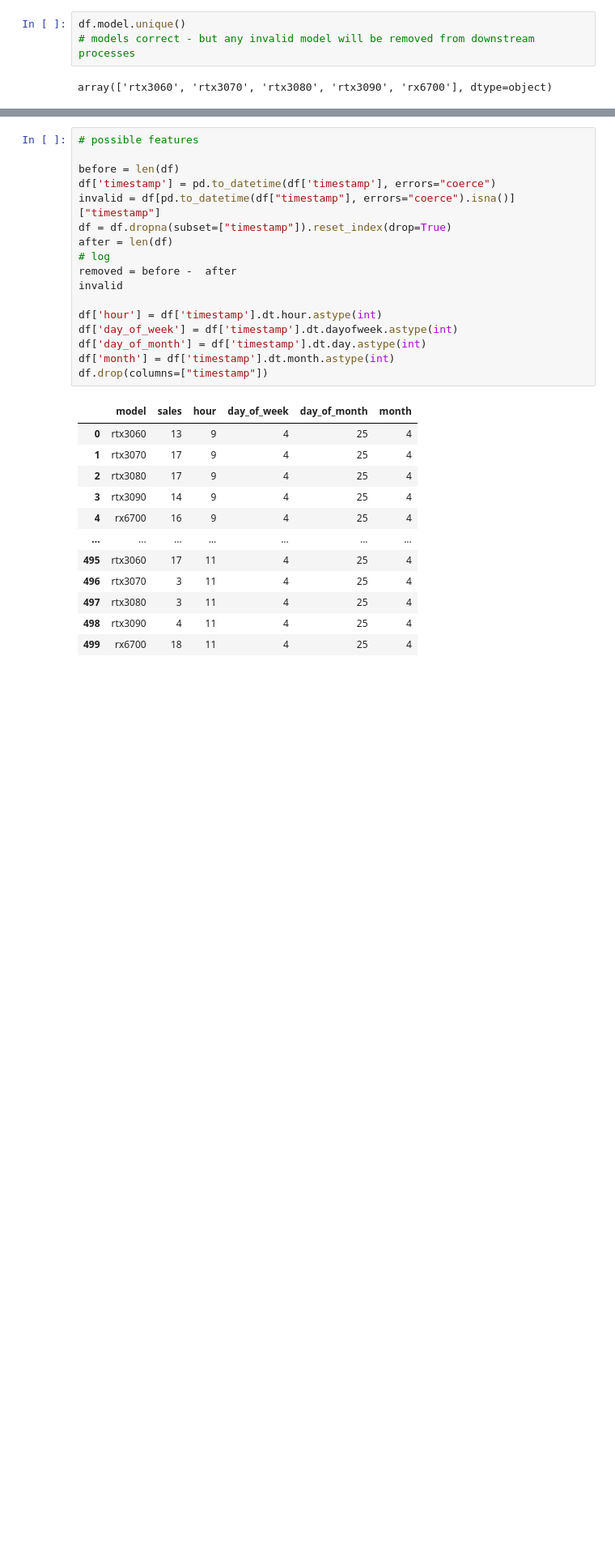
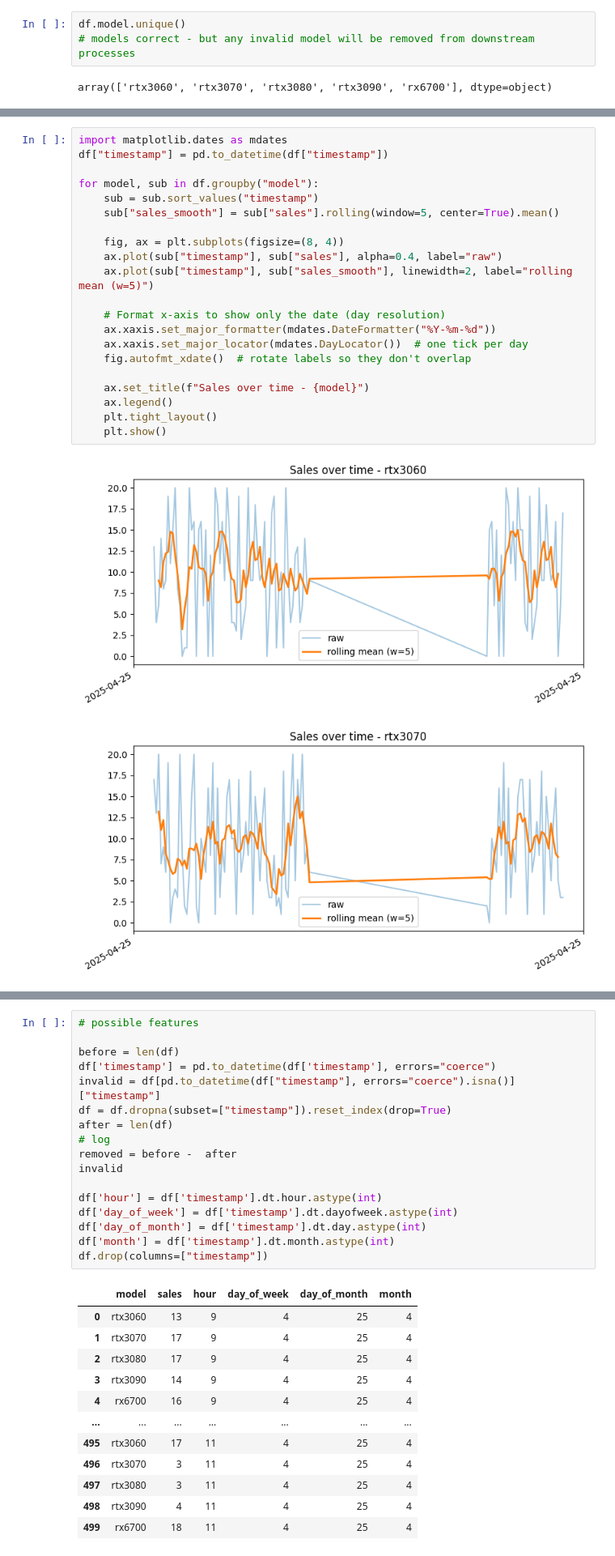
Before and after one commit to chrmei/Bash_MLOps_exercise, a Jupyter notebook: prototyping/data_exploration.ipynb, the cells around one changed output, grey strips where cells are left out. Shown at 81% size. Saved outputs shown, nothing was run; the diff lists cells and outputs as text; blank space fills up the shorter version.

Commit message:
Added more data exploration for new time features Started working on training automation Refactored data loading from CSV files with helper.py

```diff
--- a/prototyping/data_exploration.ipynb
+++ b/prototyping/data_exploration.ipynb
@@ -71,0 +77,24 @@ df["sales"].hist()
+# %%
+import matplotlib.dates as mdates
+df["timestamp"] = pd.to_datetime(df["timestamp"])
+
+for model, sub in df.groupby("model"):
+    sub = sub.sort_values("timestamp")
+    sub["sales_smooth"] = sub["sales"].rolling(window=5, center=True).mean()
+
+    fig, ax = plt.subplots(figsize=(8, 4))
+    ax.plot(sub["timestamp"], sub["sales"], alpha=0.4, label="raw")
+    ax.plot(sub["timestamp"], sub["sales_smooth"], linewidth=2, label="rolling mean (w=5)")
+
+    # Format x-axis to show only the date (day resolution)
+    ax.xaxis.set_major_formatter(mdates.DateFormatter("%Y-%m-%d"))
+    ax.xaxis.set_major_locator(mdates.DayLocator())  # one tick per day
+    fig.autofmt_xdate()  # rotate labels so they don't overlap
+
+    ax.set_title(f"Sales over time - {model}")
+    ax.legend()
+    plt.tight_layout()
+    plt.show()
+# %% [output]
+[figure, added]
+[figure, added]
```
Also changed, not shown: parts of 7 cells of this notebook, 5 other files.
